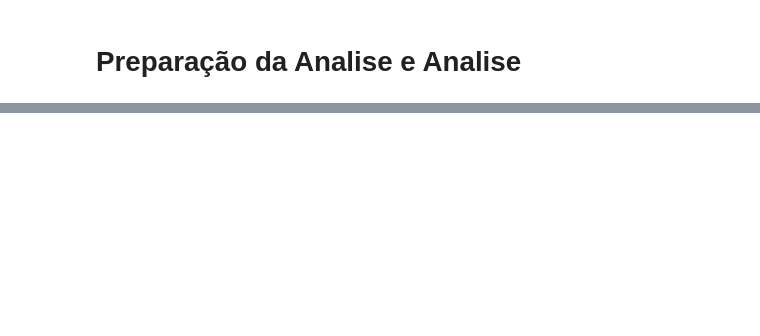
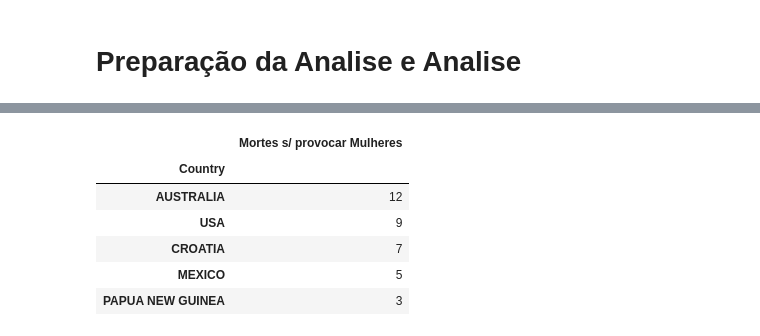
Before and after one commit to tomasgiannetti/Shark-Attack, a Jupyter notebook: Analysis.ipynb, the cells around one changed output, grey strips where cells are left out. Saved outputs shown, nothing was run; the diff lists cells and outputs as text; code cells hidden in the pictures; blank space fills up the shorter version.

```diff
--- a/Analysis.ipynb
+++ b/Analysis.ipynb
@@ -98,0 +103,10 @@ attacks
+# %%
+unpro_F.sort_values(by=('Mortes s/ provocar Mulheres'), ascending = False)[0:5]
+# %% [output]
+|  | Mortes s/ provocar Mulheres |
+| Country |  |
+| AUSTRALIA | 12 |
+| USA | 9 |
+| CROATIA | 7 |
+| MEXICO | 5 |
+| PAPUA NEW GUINEA | 3 |
```
Also changed, not shown: parts of 15 cells of this notebook.
